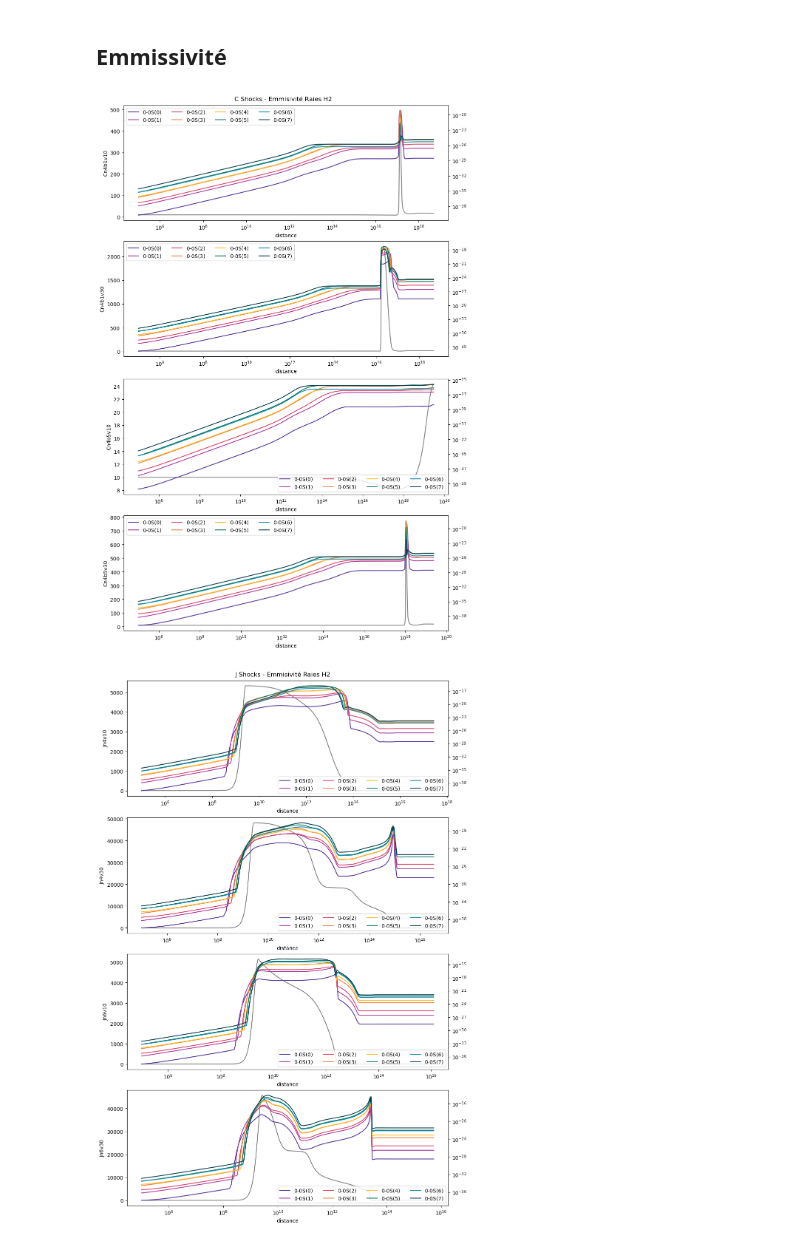
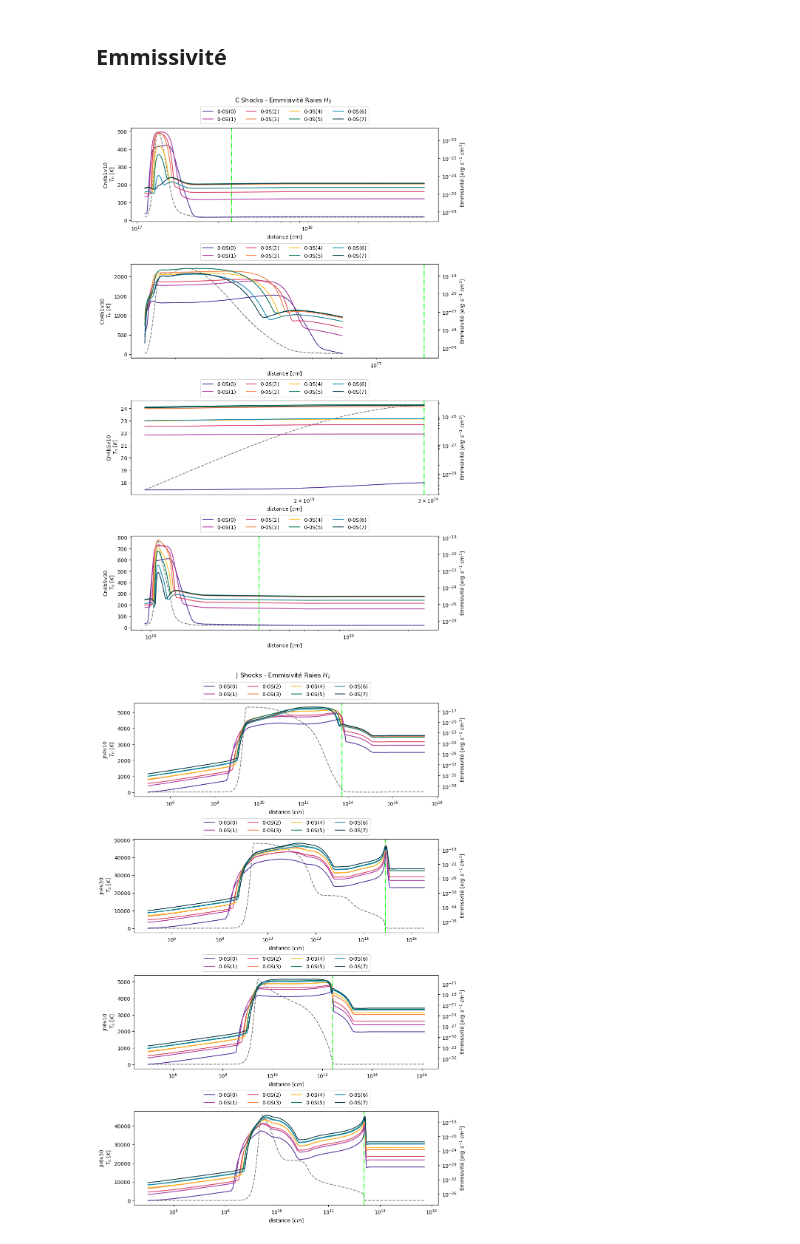
Before and after one commit to georgina-sampson/M04-Shocks, a Jupyter notebook: s06.ipynb, the cells around one changed output. Saved outputs shown, nothing was run; the diff lists cells and outputs as text; code cells hidden in the pictures.

Commit message:
fix emmisivité

```diff
--- a/s06.ipynb
+++ b/s06.ipynb
@@ -586,42 +588,55 @@ emm=["Tn","0-0S(0)","0-0S(1)","0-0S(2)","0-0S(3)","0-0S(4)","0-0S(5)","0-0S(6)",
 # %%
 fig, axs = plt.subplots(ncols=1,nrows=4,figsize=(10,15), layout='constrained')
 for i, model in enumerate(Cmodels):
     data = Cmodels[model]['H2_line_loc']
+
+    mask=Cmodels[model]['energetics']["Energy_kin"]-Cmodels[model]['energetics']["Energy_kin"].min() < (Cmodels[model]['energetics']["Energy_kin"].max()-Cmodels[model]['energetics']["Energy_kin"].min())*(1-.9999)
+    ceil=Cmodels[model]['energetics'][mask]['distance'].min()
+    Cmodels[model]['ceil']=ceil
+    Dmask=Cmodels[model]['energetics']["Tn"]>17
+
     axi=axs[i]
-
-    axi.plot(data["distance"], data[emm[0]], label=emm[0], c="black", alpha=0.5)
+    axi.plot(data[Dmask]["distance"], data[Dmask][emm[0]], label=emm[0], c="black", alpha=0.5, ls="--")
+    axi.axvline(ceil, ls='-.', c="#00FF00")
     ax=axi.twinx()
     for j in range(1,len(emm)):
-        ax.plot(data["distance"], data[emm[j]], label=emm[j], c=colores[j-1])
+        ax.plot(data[Dmask]["distance"], data[Dmask][emm[j]], label=emm[j], c=colores[j-1])
 
     ax.set_yscale("log")
     ax.set_xscale("log")
-    axi.set_xlabel("distance")
-    axi.set_ylabel(model)
+    axi.set_xlabel("distance [$cm$]")
+    axi.set_ylabel(model+"\n $T_n$ [$K$]")
+    ax.set_ylabel("Emmisivité [$erg$ $s^{-1}$ $cm^3$]")
 
-    ax.legend(ncols=4)
-fig.suptitle(f"C Shocks - Emmisivité Raies H2")
+    ax.legend(ncols=4, loc='upper center', bbox_to_anchor=(0.5,1.25))
+fig.suptitle(f"C Shocks - Emmisivité Raies $H_2$")
 fig.savefig('Cmodels_emm.png')
 # %% [output]
-[figure, old version]
+[figure, new version]
 # %%
 fig, axs = plt.subplots(ncols=1,nrows=4,figsize=(10,15), layout='constrained')
 for i, model in enumerate(Jmodels):
     data = Jmodels[model]['H2_line_loc']
+
+    mask=Jmodels[model]['energetics']["Energy_kin"]-Jmodels[model]['energetics']["Energy_kin"].min() < (Jmodels[model]['energetics']["Energy_kin"].max()-Jmodels[model]['energetics']["Energy_kin"].min())*(1-.9999)
+    ceil=Jmodels[model]['energetics'][mask]['distance'].min()
+    Jmodels[model]['ceil']=ceil
+
     axi=axs[i]
-
-    axi.plot(data["distance"], data[emm[0]], label=emm[0], c="black", alpha=0.5)
+    axi.plot(data["distance"], data[emm[0]], label=emm[0], c="black", alpha=0.5, ls="--")
+    axi.axvline(ceil, ls='-.', c="#00FF00")
     ax=axi.twinx()
     for j in range(1,len(emm)):
         ax.plot(data["distance"], data[emm[j]], label=emm[j], c=colores[j-1])
 
     ax.set_yscale("log")
     ax.set_xscale("log")
-    axi.set_xlabel("distance")
-    axi.set_ylabel(model)
+    axi.set_xlabel("distance [$cm$]")
+    axi.set_ylabel(model+"\n $T_n$ [$K$]")
+    ax.set_ylabel("Emmisivité [$erg$ $s^{-1}$ $cm^3$]")
 
-    ax.legend(ncols=4)
-fig.suptitle(f"J Shocks - Emmisivité Raies H2")
+    ax.legend(ncols=4, loc='upper center', bbox_to_anchor=(0.5,1.25))
+fig.suptitle(f"J Shocks - Emmisivité Raies $H_2$")
 fig.savefig('Jmodels_emm.png')
 # %% [output]
-[figure, old version]
+[figure, new version]
```
Also changed, not shown: parts of 1 cell of this notebook, 2 other files.
